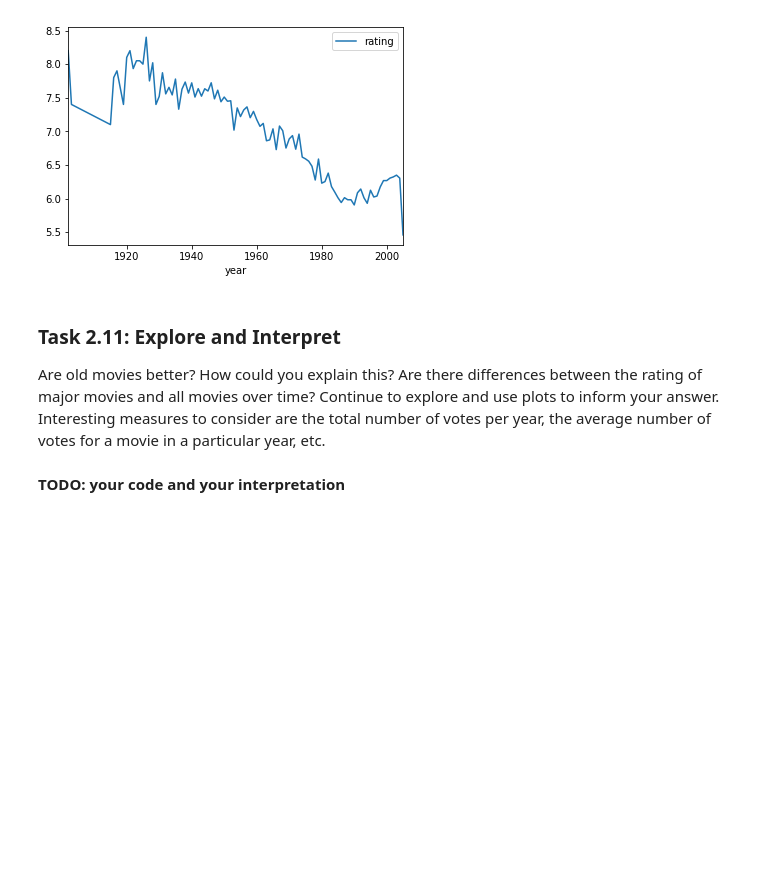
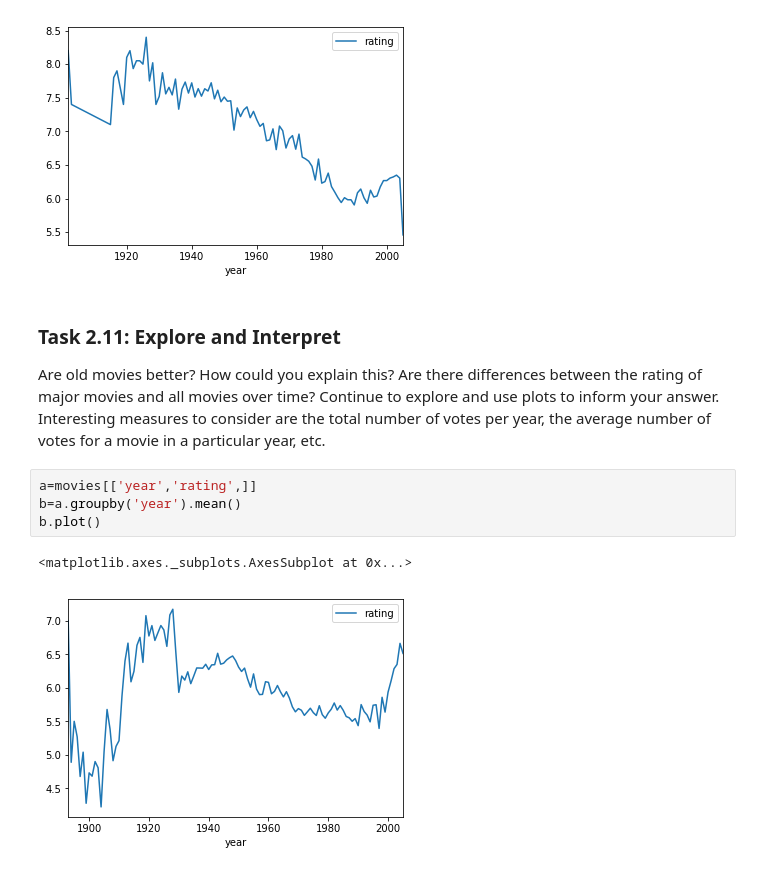
Before and after one commit to AniPatil/Datascience-HW, a Jupyter notebook: 2018-HW3.ipynb, the cells around one changed output. Saved outputs shown, nothing was run; the diff lists cells and outputs as text; blank space fills up the shorter version.

```diff
--- a/2018-HW3.ipynb
+++ b/2018-HW3.ipynb
@@ -339,5 +384,10 @@ b.plot()
 ### Task 2.11: Explore and Interpret
 
 Are old movies better? How could you explain this? Are there differences between the rating of major movies and all movies over time? Continue to explore and use plots to inform your answer. Interesting measures to consider are the total number of votes per year, the average number of votes for a movie in a particular year, etc.
-# %% [markdown]
-**TODO: your code and your interpretation**
+# %%
+a=movies[['year','rating',]]
+b=a.groupby('year').mean()
+b.plot()
+# %% [output]
+<matplotlib.axes._subplots.AxesSubplot at 0x...>
+[figure, added]
```
Also changed, not shown: parts of 19 cells of this notebook.
